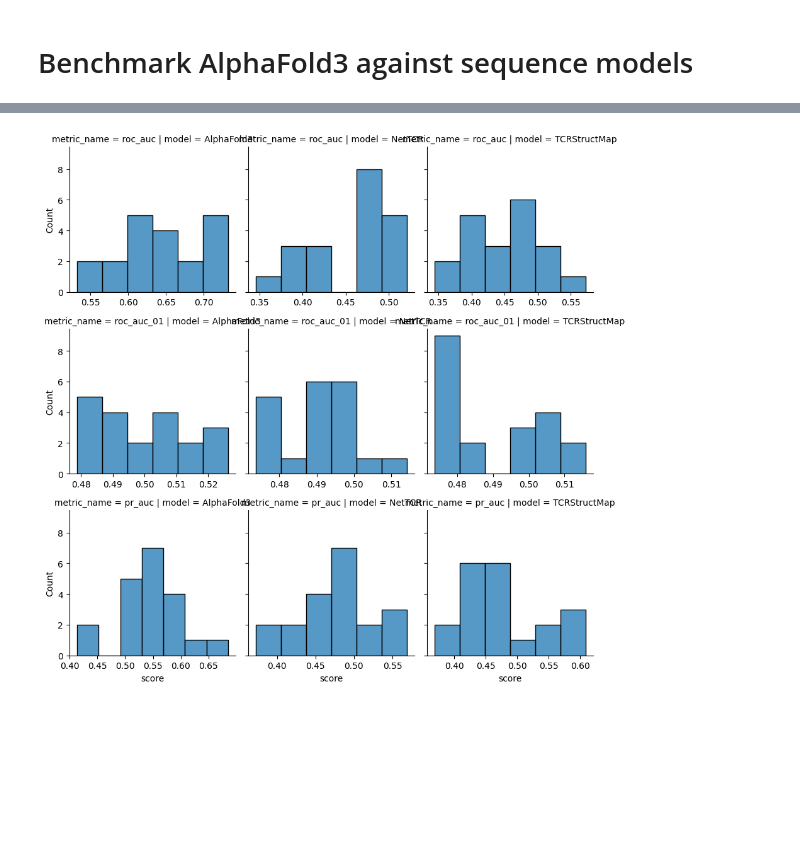
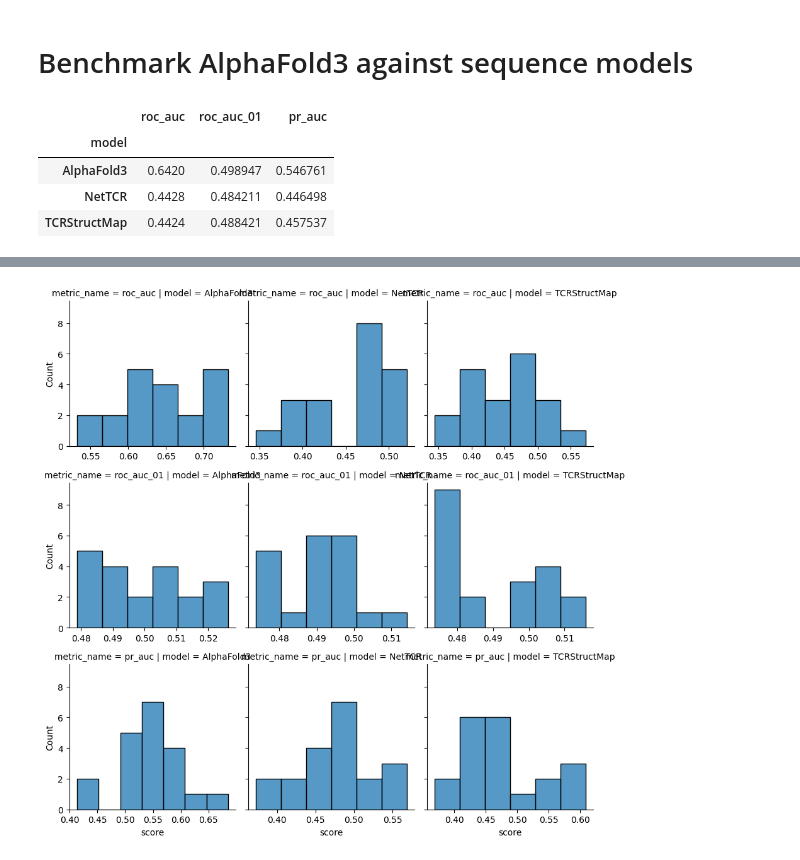
Before and after one commit to benjiemc/tcr-pmhc-predicted-structures, a Jupyter notebook: notebooks/benchmark_alphafold3_against_sequence_models.ipynb, the cells around one changed output, grey strips where cells are left out. Saved outputs shown, nothing was run; the diff lists cells and outputs as text; code cells hidden in the pictures; blank space fills up the shorter version.

```diff
--- a/notebooks/benchmark_alphafold3_against_sequence_models.ipynb
+++ b/notebooks/benchmark_alphafold3_against_sequence_models.ipynb
@@ -55,6 +55,47 @@ def calculate_performance(predictions: pd.Series, labels: pd.Series) -> pd.Serie
 
 def format_metric_name(metric_name: str) -> str:
     return metric_name.upper().replace('_01', ' 0.1').replace('_', '-')
+# %%
+metric_scores = {
+    'model': [],
+    'roc_auc': [],
+    'roc_auc_01': [],
+    'pr_auc': [],
+}
+# AlphaFold3
+metric_scores['model'].append('AlphaFold3')
+
+scores = calculate_performance(confidences_100_unbalanced['cdr_pmhc_pae_score'], confidences_100_unbalanced['label'])
+for name, score in scores.items():
+    metric_scores[name].append(1 - score)
+
+# NetTCR
+metric_scores['model'].append('NetTCR')
+
+scores = calculate_performance(
+    nettcr_predictions_100_unbalanced['prediction'], nettcr_predictions_100_unbalanced['label']
+)
+for name, score in scores.items():
+    metric_scores[name].append(score)
+
+# TCRStructMap
+metric_scores['model'].append('TCRStructMap')
+
+scores = calculate_performance(
+    tcr_struct_map_predictions_100_unbalanced['prediction'],
+    tcr_struct_map_predictions_100_unbalanced['label'],
+)
+for name, score in scores.items():
+    metric_scores[name].append(score)
+
+metric_scores = pd.DataFrame(metric_scores).set_index('model')
+metric_scores
+# %% [output]
+|  | roc_auc | roc_auc_01 | pr_auc |
+| model |  |  |  |
+| AlphaFold3 | 0.6420 | 0.498947 | 0.546761 |
+| NetTCR | 0.4428 | 0.484211 | 0.446498 |
+| TCRStructMap | 0.4424 | 0.488421 | 0.457537 |
 # %%
 NUM_SAMPLES = 20
 SAMPLE_SIZE = 50
```
Also changed, not shown: parts of 5 cells of this notebook, 3 other files.
